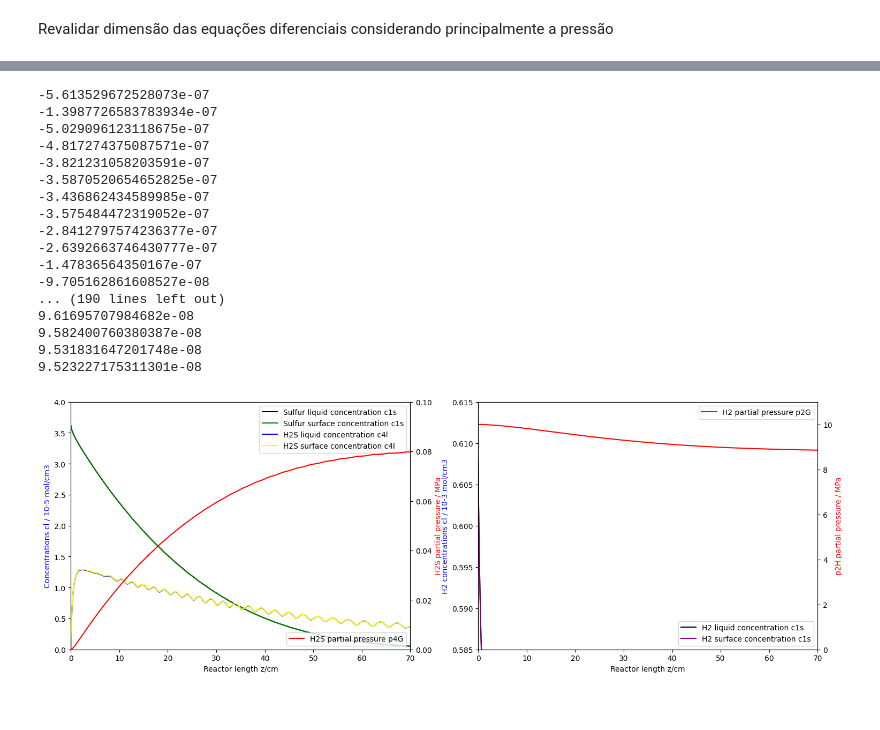
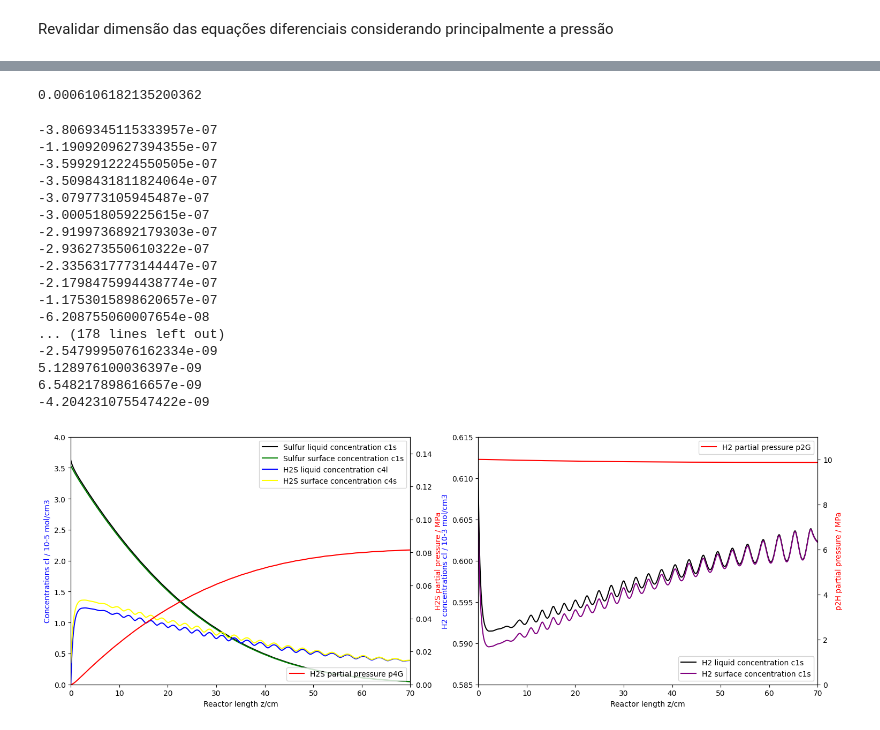
Before and after one commit to Leonardo-Ferreira-byte/Project_Reactor, a Jupyter notebook: HD_simulation.ipynb, the cells around one changed output, grey strips where cells are left out. Drawn from its saved outputs; the diff is of its cells as text; code cells hidden in the pictures.

```diff
--- a/HD_simulation.ipynb
+++ b/HD_simulation.ipynb
@@ -504,0 +150,11 @@ def fKH2S(T = T, k0 = 41769.8411, delta_Hads=2761 ,R = 8.3145):
+# %%
+GL = 0.00572 # Mass flow in g/(cm^2*s).
+
+uG = 0.1606 #superficial gas velocity in cm/s
+
+uL = 7.552e-3 #superficial liquid velocity in cm/s.
+
+
+Gl = WHSV*160/Ac/3600*1.0702666972508992
+uL = GL/oil_density(rho0,P,T)
+uG = WHSV*160/Ac/3600*fi*1000*(1/100)*(T/273.15)*1.0702666972508992
@@ -619,21 +635,25 @@ def constraints(C,liquid_concentrations):
     C4S = C[2]
 
     F = np.empty((3))
-    F[0] =  - ni1*eta*efectiveness*rhob *rHDS(C1S, C2S, C4S)/ (k1S_aS)   - liquid_concentrations[0] + C1S
-    F[1] =  - ni2*eta*efectiveness*rhob *rHDS(C1S, C2S, C4S)/ (k2S_aS)   - liquid_concentrations[1] + C2S
-    F[2] =  - ni4*eta*efectiveness*rhob *rHDS(C1S, C2S, C4S)/ (k4S_aS)   - liquid_concentrations[2] + C4S
+    F[0] =  - ni1*eta*efectiveness*rhob *rHDS(C1S, C2S, C4S) - k1S_aS*(liquid_concentrations[0] - C1S)
+    F[1] =  - ni2*eta*efectiveness*rhob *rHDS(C1S, C2S, C4S) - k2S_aS*(liquid_concentrations[1] - C2S)
+    F[2] =  - ni4*eta*efectiveness*rhob *rHDS(C1S, C2S, C4S) - k4S_aS*(liquid_concentrations[2] - C4S)
 
     return F
 # %% [markdown]
 ![image.png](attachment:image.png)
 # %%
-p2G0 = 10 # inlet pressure of gas hydrogen in Pa.
+p2G0 = 10 # inlet pressure of gas hydrogen in MPa.
 p4G0 = 0 # inlet pressure of hydrogen sulfite in MPa.
 C1L0 = oil_density(rho0,P,T)*w1/Mm1 #inlet concentration of sulfur liquid in mol/cm^3.   #fórmula funciona :)
-C2L0 = 0.608e-3 #inlet concentration of hydrogen in mol/cm^3 .
+C2L0 = p2G0/H2 #inlet concentration of hydrogen in mol/cm^3 .
 C4L0 = 0 #inlet concentration of hidrogen sulfite in mol/cm^3 .
 z0=0
-z = 70 #lenght of reactor in cm.
+z = 70 #lenght of reactor in cm.z
+# %%
+p2G0/H2
+# %% [output]
+0.0006106182135200362
 # %%
 C0s = [0,0,0]
 Cls = [C1L0, C2L0, C4L0]
@@ -645,7 +665,8 @@ def dy(z, variables,H2,H4):
     if z==z0:
         solid_concentrations = root(constraints, Cls, Cls, method = "hybr").x
     else:
-        solid_concentrations = root(constraints, [C1L, C2L, C4L], [C1L, C2L, C4L], method = "hybr").x
+        #solid_concentrations = root(constraints, [C1L, C2L, C4L], [C1L, C2L, C4L], method = "hybr").x
+        solid_concentrations = root(constraints, Cls, [C1L, C2L, C4L], method = "hybr").x
 
     print((k2L_aL * (p2G / H2 - C2L) -  k2S_aS * (C2L - solid_concentrations[1])))
 
@@ -660,9 +681,6 @@ t_span = [z0, z]
 t_eval = np.linspace(0, z, 1000)
 y0 = [p2G0, p4G0, C2L0, C4L0, C1L0]
 # %%
-H2 = Henry_coefficient2_fun()
-
-
 sol = solve_ivp(dy, t_span=t_span, y0=y0, t_eval=t_eval, method = "RK45",args=(H2,H4))
 
 p2G_fun, p4G_fun, C2L_fun, C4L_fun,  C1L_fun = sol.y
@@ -689,7 +707,7 @@ fig, ax = plt.subplots(1, 2, figsize=(18, 6))
 ax[0].plot(t_eval, C1L_fun*1e5, label='Sulfur liquid concentration c1s', color='black')
 ax[0].plot(t_eval, CS1_fun*1e5, label='Sulfur surface concentration c1s', color='green')
 ax[0].plot(t_eval, C4L_fun*1e5, label='H2S liquid concentration c4l', color='blue')
-ax[0].plot(t_eval, CS4_fun*1e5, label='H2S surface concentration c4l', color='yellow')
+ax[0].plot(t_eval, CS4_fun*1e5, label='H2S surface concentration c4s', color='yellow')
 
 ax[0].set_xlim(0,z)
 ax[0].set_ylim(0,4)
@@ -702,55 +720,55 @@ ax2.plot(t_eval, p4G_fun, label='H2S partial pressure p4G', color='red')
 ax[0].set_xlabel('Reactor length z/cm')
 ax[0].set_ylabel('Concentrations cl / 10-5 mol/cm3', color='blue')
 ax2.set_ylabel('H2S partial pressure / MPa', color='red')
-ax2.set_ylim(0,0.1)
+ax2.set_ylim(0,0.15)
 
 # Add a legend
 ax[0].legend(loc='upper right')
 ax2.legend(loc='lower right')
 
 ax[1].plot(t_eval, C2L_fun*1e3, label='H2 liquid concentration c1s', color='black')
 ax[1].plot(t_eval, CS2_fun*1e3, label='H2 surface concentration c1s', color='purple')
 
 
 
 ax[1].set_xlim(0, z)
 ax[1].set_ylim(0.585,0.615)
 # Create a second Y-axis on the right side of the graph
 ax4 = ax[1].twinx()
 
 # Plot the second dataset (y_values2) on the right axis (Y-axis)
 ax4.plot(t_eval, p2G_fun, label='H2 partial pressure p2G', color='red')
 # Add labels and a legend
 ax[1].set_xlabel('Reactor length z/cm')
 ax[1].set_ylabel('H2 concentrations cl / 10-3 mol/cm3', color='blue')
 ax4.set_ylabel('p2H partial pressure / MPa', color='red')
 ax4.set_ylim(0,11)
 
 # Add a legend
 ax[1].legend(loc='lower right')
 ax4.legend(loc='upper right')
 
 
 # Display the graph
 plt.show()
 # %% [output]
--5.613529672528073e-07
--1.3987726583783934e-07
--5.029096123118675e-07
--4.817274375087571e-07
--3.821231058203591e-07
--3.5870520654652825e-07
--3.436862434589985e-07
--3.575484472319052e-07
--2.8412797574236377e-07
--2.6392663746430777e-07
--1.47836564350167e-07
--9.705162861608527e-08
-... (190 lines left out)
-9.61695707984682e-08
-9.582400760380387e-08
-9.531831647201748e-08
-9.523227175311301e-08
+-3.8069345115333957e-07
+-1.1909209627394355e-07
+-3.5992912224550505e-07
+-3.5098431811824064e-07
+-3.079773105945487e-07
+-3.000518059225615e-07
+-2.9199736892179303e-07
+-2.936273550610322e-07
+-2.3356317773144447e-07
+-2.1798475994438774e-07
+-1.1753015898620657e-07
+-6.208755060007654e-08
+... (178 lines left out)
+-2.5479995076162334e-09
+5.128976100036397e-09
+6.548217898616657e-09
+-4.204231075547422e-09
-[figure, old version]
+[figure, new version]
 # %% [markdown]
 ![image.png](attachment:image.png)
```
Also changed, not shown: parts of 7 cells of this notebook, 8 other files.
